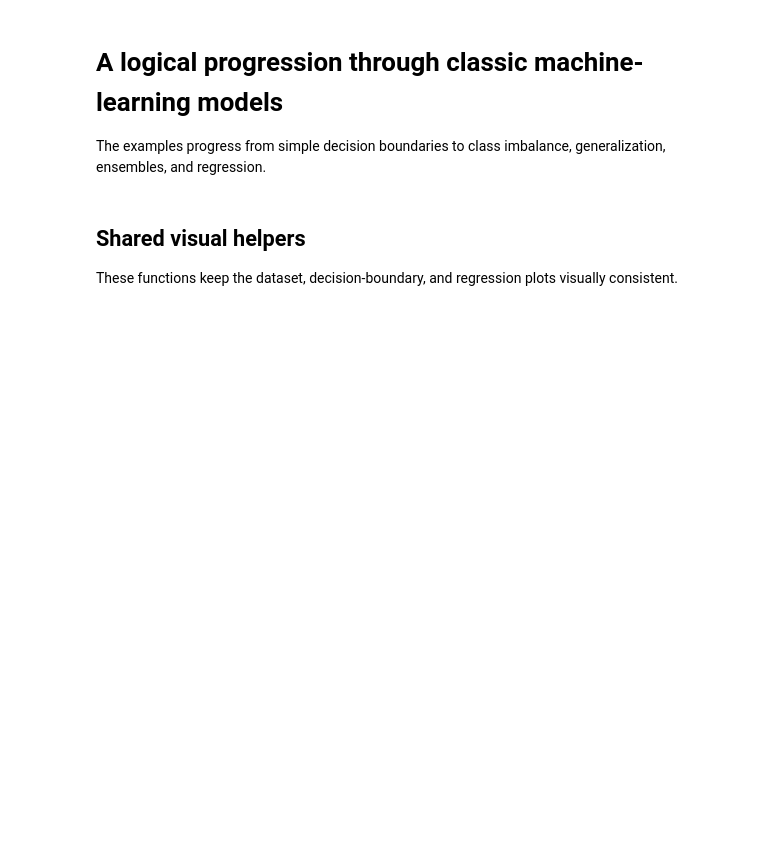
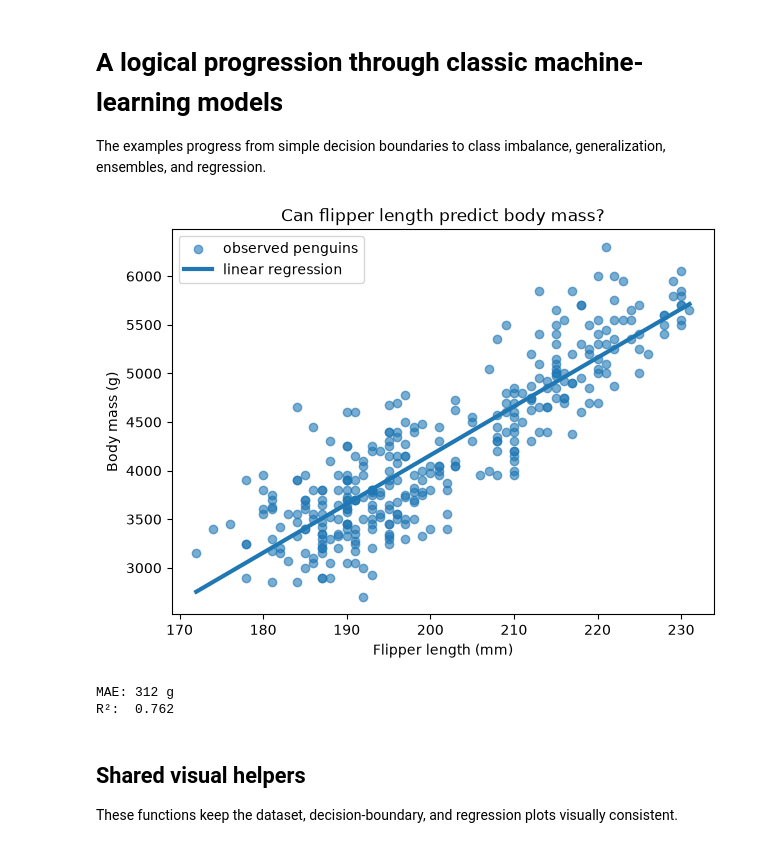
Before and after one commit to ai-with-guy/Intro-to-practical-AI-course, a Jupyter notebook: 2. machine learning/machine_learning.ipynb, the cells around one changed output. Drawn from its saved outputs; the diff is of its cells as text; code cells hidden in the pictures; blank space fills up the shorter version.

Commit message:
added basic linear regression example that expends on leason 1

```diff
--- a/2. machine learning/machine_learning.ipynb
+++ b/2. machine learning/machine_learning.ipynb
@@ -15,6 +15,54 @@ from sklearn.metrics import accuracy_score, balanced_accuracy_score, confusion_m
 from sklearn.model_selection import train_test_split
 from sklearn.tree import DecisionTreeClassifier, DecisionTreeRegressor
 from xgboost import XGBRegressor
+# %%
+import matplotlib.pyplot as plt
+import seaborn as sns
+
+from sklearn.linear_model import LinearRegression
+from sklearn.metrics import mean_absolute_error, r2_score
+
+
+penguins = sns.load_dataset("penguins").dropna()
+
+X = penguins[["flipper_length_mm"]]
+y = penguins["body_mass_g"]
+
+model = LinearRegression()
+model.fit(X, y)
+
+predicted_mass = model.predict(X)
+
+plt.figure(figsize=(7, 5))
+
+plt.scatter(
+    penguins["flipper_length_mm"],
+    y,
+    alpha=0.6,
+    label="observed penguins",
+)
+
+order = penguins["flipper_length_mm"].argsort()
+
+plt.plot(
+    penguins["flipper_length_mm"].iloc[order],
+    predicted_mass[order],
+    linewidth=3,
+    label="linear regression",
+)
+
+plt.xlabel("Flipper length (mm)")
+plt.ylabel("Body mass (g)")
+plt.title("Can flipper length predict body mass?")
+plt.legend()
+plt.show()
+
+print(f"MAE: {mean_absolute_error(y, predicted_mass):.0f} g")
+print(f"R²:  {r2_score(y, predicted_mass):.3f}")
+# %% [output]
+[figure, added]
+MAE: 312 g
+R²:  0.762
 # %% [markdown]
 ## Shared visual helpers
 These functions keep the dataset, decision-boundary, and regression plots visually consistent.
```
Also changed, not shown: parts of 1 cell of this notebook, 3 other files.
